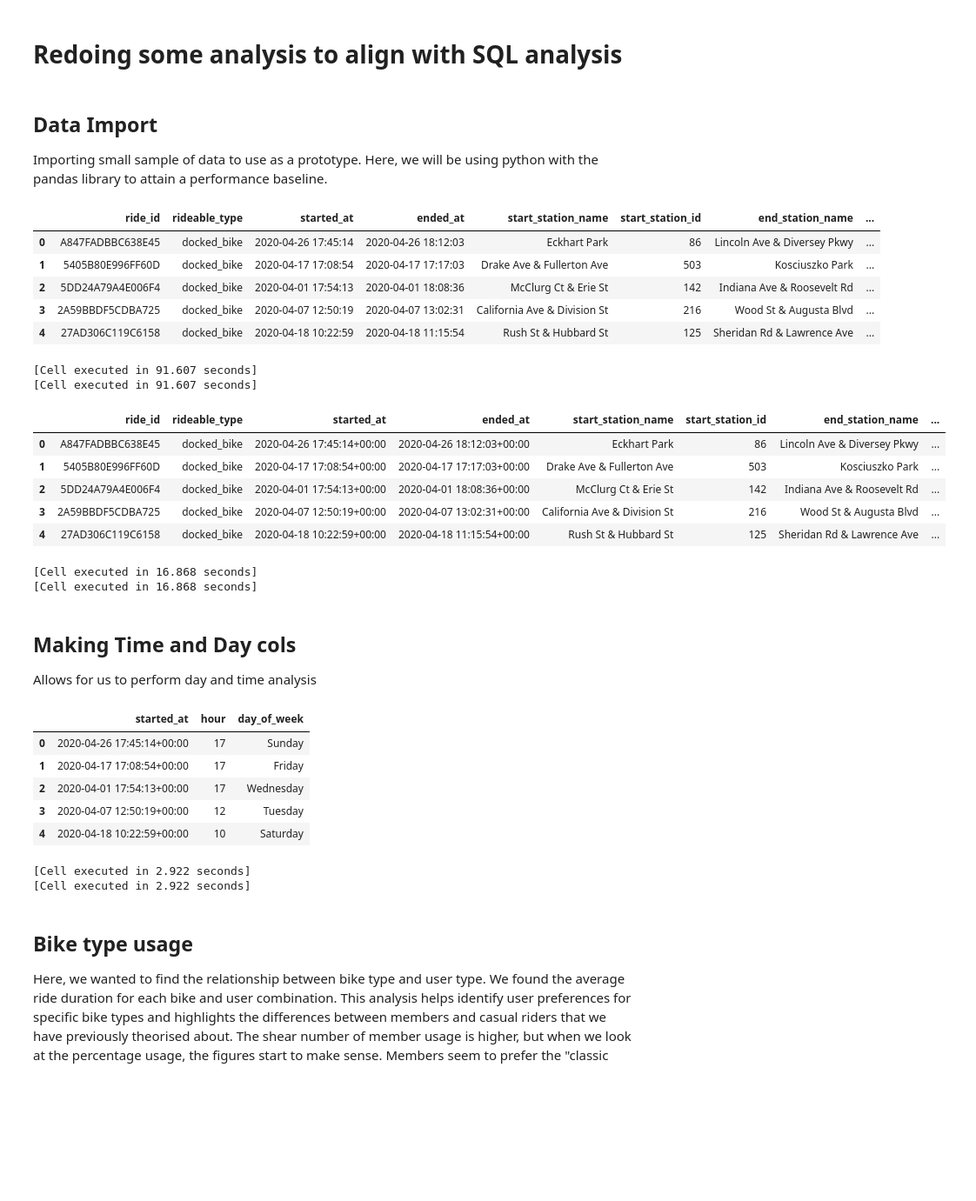
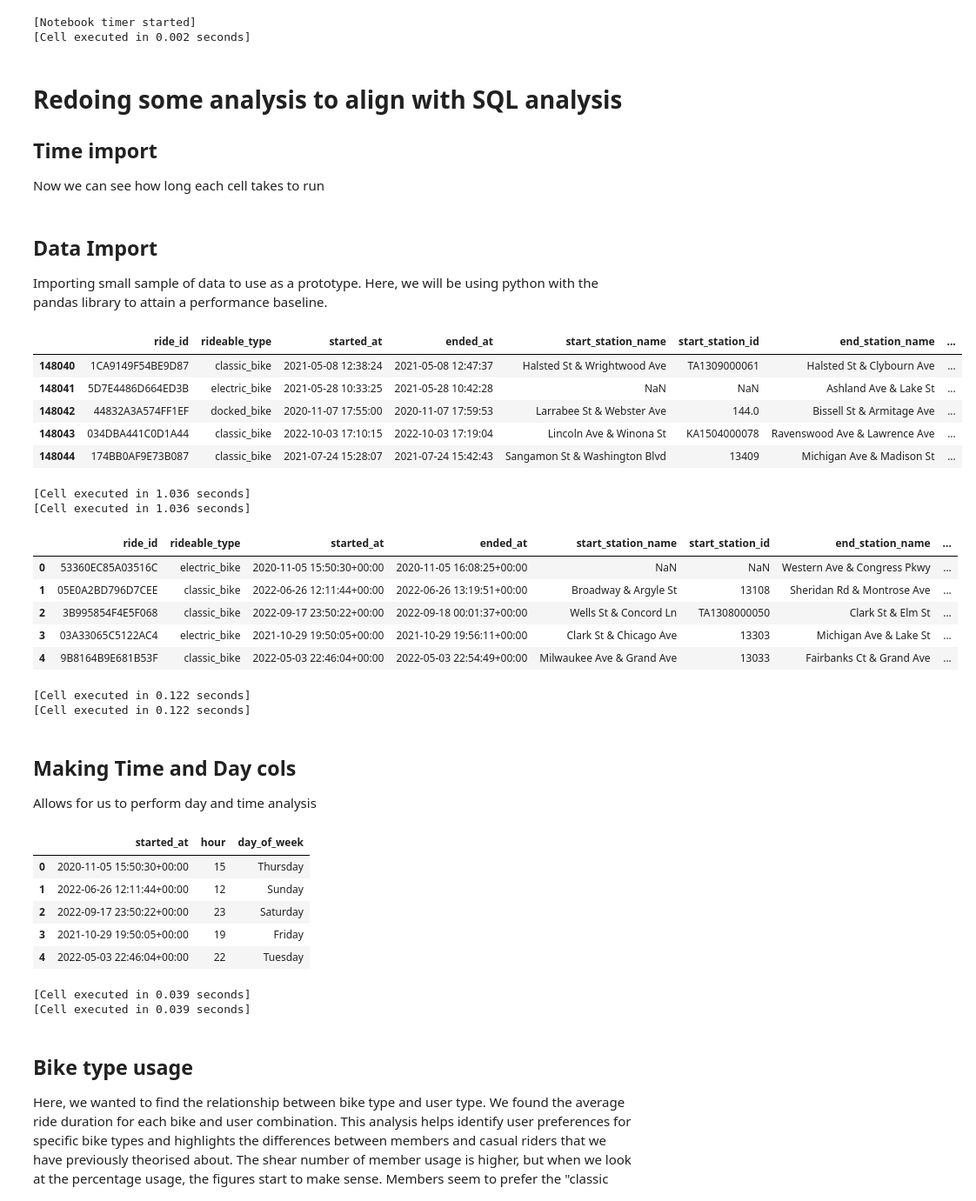
Before and after one commit to adam505x/Cyclistic_Data, a Jupyter notebook: Prototype/final-analysis.ipynb, the cells around one changed output. Shown at 87% size. Cells and saved outputs as stored; diff of their text form; code cells hidden in the pictures; blank space fills up the shorter version.

```diff
--- a/Prototype/final-analysis.ipynb
+++ b/Prototype/final-analysis.ipynb
@@ -38,2 +1,12 @@ else:
+# %%
+import time
+
+notebook_start_time = time.time()
+print("[Notebook timer started]")
+# %% [output]
+[Notebook timer started]
+[Cell executed in 0.002 seconds]
 # %% [markdown]
 # Redoing some analysis to align with SQL analysis
+## Time import
+Now we can see how long each cell takes to run
@@ -43,17 +42,18 @@ Importing small sample of data to use as a prototype. Here, we will be using pyt
 # %%
 import pandas as pd
 
-df = pd.read_csv("../data/processed/trips_clean.csv")
-df.head()
+df = pd.read_csv("Prototype/trips_prototype.csv")
+#df = pd.read_csv("C:\year3-bigData-proj\project\Cyclistic_Data\datasets\cyclistic_tripdata_2021.csv")
+df.tail()
 # %% [output]
 |  | ride_id | rideable_type | started_at | ended_at | start_station_name | start_station_id | end_station_name | ... |
-| 0 | A847FADBBC638E45 | docked_bike | 2020-04-26 17:45:14 | 2020-04-26 18:12:03 | Eckhart Park | 86 | Lincoln Ave & Diversey Pkwy | ... |
-| 1 | 5405B80E996FF60D | docked_bike | 2020-04-17 17:08:54 | 2020-04-17 17:17:03 | Drake Ave & Fullerton Ave | 503 | Kosciuszko Park | ... |
-| 2 | 5DD24A79A4E006F4 | docked_bike | 2020-04-01 17:54:13 | 2020-04-01 18:08:36 | McClurg Ct & Erie St | 142 | Indiana Ave & Roosevelt Rd | ... |
-| 3 | 2A59BBDF5CDBA725 | docked_bike | 2020-04-07 12:50:19 | 2020-04-07 13:02:31 | California Ave & Division St | 216 | Wood St & Augusta Blvd | ... |
-| 4 | 27AD306C119C6158 | docked_bike | 2020-04-18 10:22:59 | 2020-04-18 11:15:54 | Rush St & Hubbard St | 125 | Sheridan Rd & Lawrence Ave | ... |
+| 148040 | 1CA9149F54BE9D87 | classic_bike | 2021-05-08 12:38:24 | 2021-05-08 12:47:37 | Halsted St & Wrightwood Ave | TA1309000061 | Halsted St & Clybourn Ave | ... |
+| 148041 | 5D7E4486D664ED3B | electric_bike | 2021-05-28 10:33:25 | 2021-05-28 10:42:28 | NaN | NaN | Ashland Ave & Lake St | ... |
+| 148042 | 44832A3A574FF1EF | docked_bike | 2020-11-07 17:55:00 | 2020-11-07 17:59:53 | Larrabee St & Webster Ave | 144.0 | Bissell St & Armitage Ave | ... |
+| 148043 | 034DBA441C0D1A44 | classic_bike | 2022-10-03 17:10:15 | 2022-10-03 17:19:04 | Lincoln Ave & Winona St | KA1504000078 | Ravenswood Ave & Lawrence Ave | ... |
+| 148044 | 174BB0AF9E73B087 | classic_bike | 2021-07-24 15:28:07 | 2021-07-24 15:42:43 | Sangamon St & Washington Blvd | 13409 | Michigan Ave & Madison St | ... |
-[Cell executed in 91.607 seconds]
-[Cell executed in 91.607 seconds]
+[Cell executed in 1.036 seconds]
+[Cell executed in 1.036 seconds]
 # %%
 df["started_at"] = pd.to_datetime(df["started_at"], utc=True)
 df["ended_at"] = pd.to_datetime(df["ended_at"], utc=True)
@@ -62,13 +62,13 @@ df["ride_length_minutes"] = df["ride_length"].dt.total_seconds() / 60
 df.head()
 # %% [output]
 |  | ride_id | rideable_type | started_at | ended_at | start_station_name | start_station_id | end_station_name | ... |
-| 0 | A847FADBBC638E45 | docked_bike | 2020-04-26 17:45:14+00:00 | 2020-04-26 18:12:03+00:00 | Eckhart Park | 86 | Lincoln Ave & Diversey Pkwy | ... |
-| 1 | 5405B80E996FF60D | docked_bike | 2020-04-17 17:08:54+00:00 | 2020-04-17 17:17:03+00:00 | Drake Ave & Fullerton Ave | 503 | Kosciuszko Park | ... |
-| 2 | 5DD24A79A4E006F4 | docked_bike | 2020-04-01 17:54:13+00:00 | 2020-04-01 18:08:36+00:00 | McClurg Ct & Erie St | 142 | Indiana Ave & Roosevelt Rd | ... |
-| 3 | 2A59BBDF5CDBA725 | docked_bike | 2020-04-07 12:50:19+00:00 | 2020-04-07 13:02:31+00:00 | California Ave & Division St | 216 | Wood St & Augusta Blvd | ... |
-| 4 | 27AD306C119C6158 | docked_bike | 2020-04-18 10:22:59+00:00 | 2020-04-18 11:15:54+00:00 | Rush St & Hubbard St | 125 | Sheridan Rd & Lawrence Ave | ... |
+| 0 | 53360EC85A03516C | electric_bike | 2020-11-05 15:50:30+00:00 | 2020-11-05 16:08:25+00:00 | NaN | NaN | Western Ave & Congress Pkwy | ... |
+| 1 | 05E0A2BD796D7CEE | classic_bike | 2022-06-26 12:11:44+00:00 | 2022-06-26 13:19:51+00:00 | Broadway & Argyle St | 13108 | Sheridan Rd & Montrose Ave | ... |
+| 2 | 3B995854F4E5F068 | classic_bike | 2022-09-17 23:50:22+00:00 | 2022-09-18 00:01:37+00:00 | Wells St & Concord Ln | TA1308000050 | Clark St & Elm St | ... |
+| 3 | 03A33065C5122AC4 | electric_bike | 2021-10-29 19:50:05+00:00 | 2021-10-29 19:56:11+00:00 | Clark St & Chicago Ave | 13303 | Michigan Ave & Lake St | ... |
+| 4 | 9B8164B9E681B53F | classic_bike | 2022-05-03 22:46:04+00:00 | 2022-05-03 22:54:49+00:00 | Milwaukee Ave & Grand Ave | 13033 | Fairbanks Ct & Grand Ave | ... |
-[Cell executed in 16.868 seconds]
-[Cell executed in 16.868 seconds]
+[Cell executed in 0.122 seconds]
+[Cell executed in 0.122 seconds]
 # %% [markdown]
 ## Making Time and Day cols
 Allows for us to perform day and time analysis
@@ -79,13 +79,13 @@ df["day_of_week"] = df["started_at"].dt.day_name()
 df[["started_at", "hour", "day_of_week"]].head()
 # %% [output]
 |  | started_at | hour | day_of_week |
-| 0 | 2020-04-26 17:45:14+00:00 | 17 | Sunday |
-| 1 | 2020-04-17 17:08:54+00:00 | 17 | Friday |
-| 2 | 2020-04-01 17:54:13+00:00 | 17 | Wednesday |
-| 3 | 2020-04-07 12:50:19+00:00 | 12 | Tuesday |
-| 4 | 2020-04-18 10:22:59+00:00 | 10 | Saturday |
+| 0 | 2020-11-05 15:50:30+00:00 | 15 | Thursday |
+| 1 | 2022-06-26 12:11:44+00:00 | 12 | Sunday |
+| 2 | 2022-09-17 23:50:22+00:00 | 23 | Saturday |
+| 3 | 2021-10-29 19:50:05+00:00 | 19 | Friday |
+| 4 | 2022-05-03 22:46:04+00:00 | 22 | Tuesday |
-[Cell executed in 2.922 seconds]
-[Cell executed in 2.922 seconds]
+[Cell executed in 0.039 seconds]
+[Cell executed in 0.039 seconds]
 # %% [markdown]
 ## Bike type usage
 Here, we wanted to find the relationship between bike type and user type. We found the average ride duration for each bike and user combination. This analysis helps identify user preferences for specific bike types and highlights the differences between members and casual riders that we have previously theorised about.
```
Also changed, not shown: parts of 11 cells of this notebook, 2 other files.
